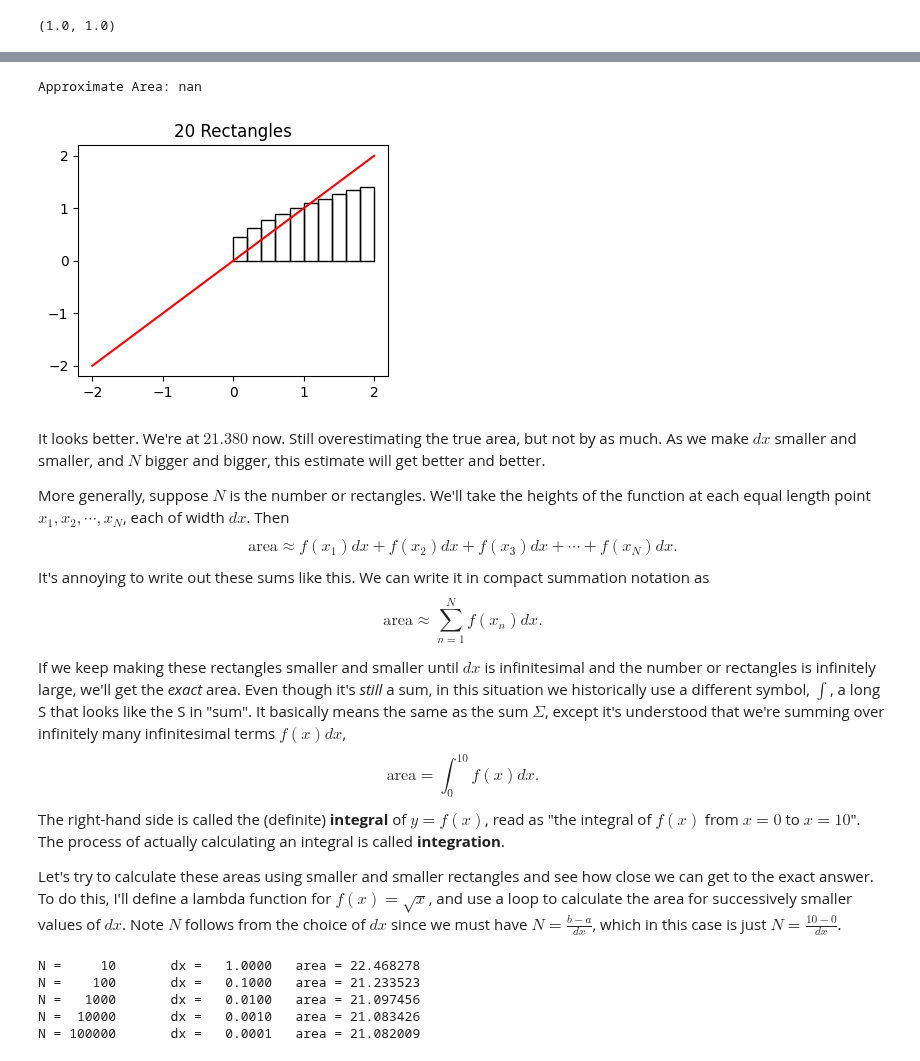
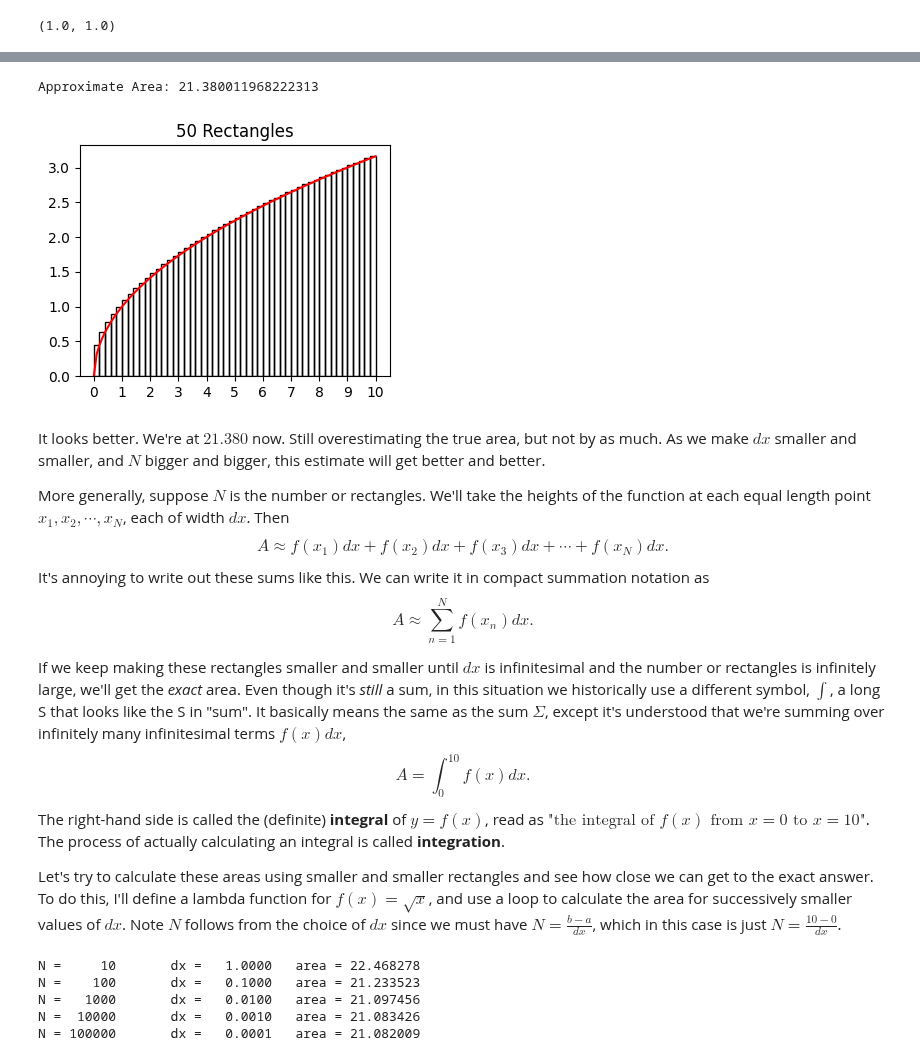
Before and after one commit to rkingery/ml-book, a Jupyter notebook: notebooks/calculus.ipynb, the cells around one changed output, grey strips where cells are left out. Drawn from its saved outputs; the diff is of its cells as text; code cells hidden in the pictures.

```diff
--- a/notebooks/calculus.ipynb
+++ b/notebooks/calculus.ipynb
@@ -360,0 +336,6 @@ $$\mathbf{x}_{n+1} = \mathbf{x}_n - \alpha \frac{dz}{d\mathbf{x}}\bigg|_{\mathbf
+# %%
+f = lambda x: x ** 2
+x = np.arange(-10, 10, 0.1)
+y = f(x)
+y_tangent = get_tangent_line(x, y, x0=0)
+plot_function(x, (y, y_tangent), (-5, 5), (-5, 5), title=f'Tangent of $y=x^2$ at $x={0}$')
@@ -395,3 +476,5 @@ $$
 # %%
-plot_area_under_curve(x, y, dx=1.)
+f = lambda x: np.sqrt(x)
+x = np.linspace(0, 10, 100)
+plot_area_under_curve(x, f, dx=1.0)
 # %% [output]
@@ -405,19 +488,19 @@ How can we improve this estimate? Use more rectangles! Our problem was that the
 # %%
-plot_area_under_curve(x, y, dx=0.2)
+plot_area_under_curve(x, f, dx=0.2)
 # %% [output]
-Approximate Area: nan
+Approximate Area: 21.380011968222313
-[figure, old version]
+[figure, new version]
 # %% [markdown]
 It looks better. We're at $21.380$ now. Still overestimating the true area, but not by as much. As we make $dx$ smaller and smaller, and $N$ bigger and bigger, this estimate will get better and better.
 
 More generally, suppose $N$ is the number or rectangles. We'll take the heights of the function at each equal length point $x_1,x_2,\cdots,x_N$, each of width $dx$. Then
-$$\text{area} \approx f(x_1)dx + f(x_2)dx + f(x_3)dx + \cdots + f(x_N)dx.$$
+$$A \approx f(x_1)dx + f(x_2)dx + f(x_3)dx + \cdots + f(x_N)dx.$$
 It's annoying to write out these sums like this. We can write it in compact summation notation as
-$$ \text{area} \approx \sum_{n=1}^{N} f(x_n) dx.$$
+$$A \approx \sum_{n=1}^{N} f(x_n) dx.$$
 
 If we keep making these rectangles smaller and smaller until $dx$ is infinitesimal and the number or rectangles is infinitely large, we'll get the *exact* area. Even though it's *still* a sum, in this situation we historically use a different symbol, $\int$, a long S that looks like the S in "sum". It basically means the same as the sum $\Sigma$, except it's understood that we're summing over infinitely many infinitesimal terms $f(x)dx$,
-$$\text{area} = \int_0^{10} f(x) dx.$$
-The right-hand side is called the (definite) **integral** of $y=f(x)$, read as "the integral of $f(x)$ from $x=0$ to $x=10$". The process of actually calculating an integral is called **integration**.
+$$A = \int_0^{10} f(x) dx.$$
+The right-hand side is called the (definite) **integral** of $y=f(x)$, read as $\text{"the integral of } f(x) \text{ from } x=0 \text{ to } x=10\text{"}$. The process of actually calculating an integral is called **integration**.
 
 Let's try to calculate these areas using smaller and smaller rectangles and see how close we can get to the exact answer. To do this, I'll define a lambda function for $f(x)=\sqrt{x}$, and use a loop to calculate the area for successively smaller values of $dx$. Note $N$ follows from the choice of $dx$ since we must have $N=\frac{b-a}{dx}$, which in this case is just $N=\frac{10-0}{dx}$.
 # %%
```
Also changed, not shown: parts of 44 cells of this notebook, 3 other files.
